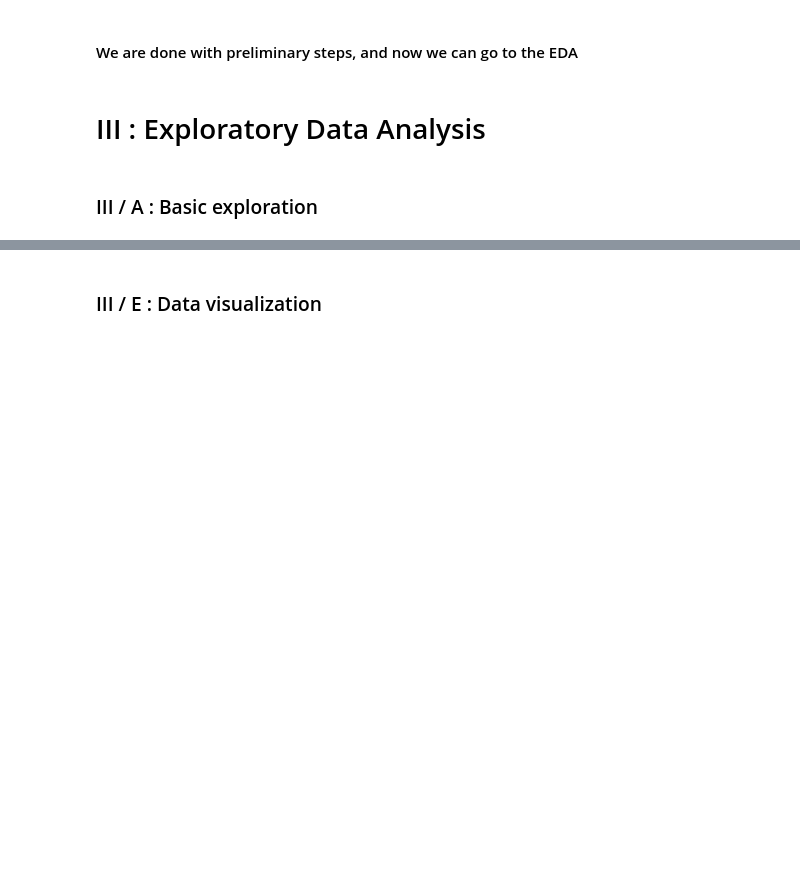
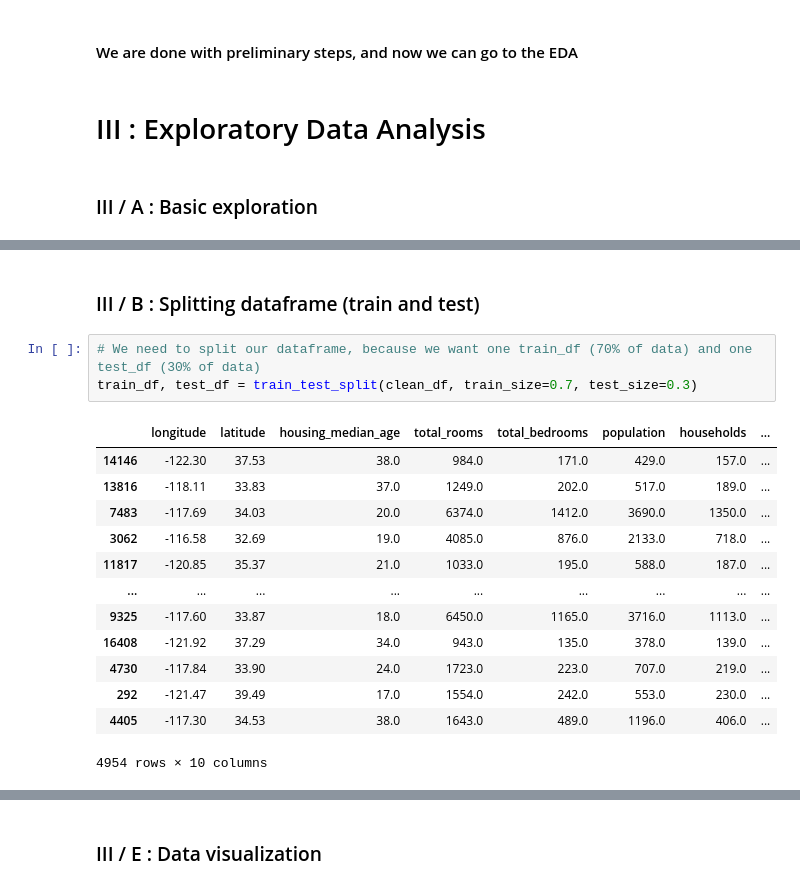
Before and after one commit to JonathanRaso/silicon_valley_immo_arturo, a Jupyter notebook: notebook_EDA.ipynb, the cells around one changed output, grey strips where cells are left out. Saved outputs shown, nothing was run; the diff lists cells and outputs as text; blank space fills up the shorter version.

```diff
--- a/notebook_EDA.ipynb
+++ b/notebook_EDA.ipynb
@@ -143,0 +166,19 @@ data_df.describe()
+# %% [markdown]
+### III / B : Splitting dataframe (train and test)
+# %%
+# We need to split our dataframe, because we want one train_df (70% of data) and one test_df (30% of data)
+train_df, test_df = train_test_split(clean_df, train_size=0.7, test_size=0.3)
+# %% [output]
+|  | longitude | latitude | housing_median_age | total_rooms | total_bedrooms | population | households | ... |
+| 14146 | -122.30 | 37.53 | 38.0 | 984.0 | 171.0 | 429.0 | 157.0 | ... |
+| 13816 | -118.11 | 33.83 | 37.0 | 1249.0 | 202.0 | 517.0 | 189.0 | ... |
+| 7483 | -117.69 | 34.03 | 20.0 | 6374.0 | 1412.0 | 3690.0 | 1350.0 | ... |
+| 3062 | -116.58 | 32.69 | 19.0 | 4085.0 | 876.0 | 2133.0 | 718.0 | ... |
+| 11817 | -120.85 | 35.37 | 21.0 | 1033.0 | 195.0 | 588.0 | 187.0 | ... |
+| ... | ... | ... | ... | ... | ... | ... | ... | ... |
+| 9325 | -117.60 | 33.87 | 18.0 | 6450.0 | 1165.0 | 3716.0 | 1113.0 | ... |
+| 16408 | -121.92 | 37.29 | 34.0 | 943.0 | 135.0 | 378.0 | 139.0 | ... |
+| 4730 | -117.84 | 33.90 | 24.0 | 1723.0 | 223.0 | 707.0 | 219.0 | ... |
+| 292 | -121.47 | 39.49 | 17.0 | 1554.0 | 242.0 | 553.0 | 230.0 | ... |
+| 4405 | -117.30 | 34.53 | 38.0 | 1643.0 | 489.0 | 1196.0 | 406.0 | ... |
+4954 rows × 10 columns
```
Also changed, not shown: parts of 32 cells of this notebook.
